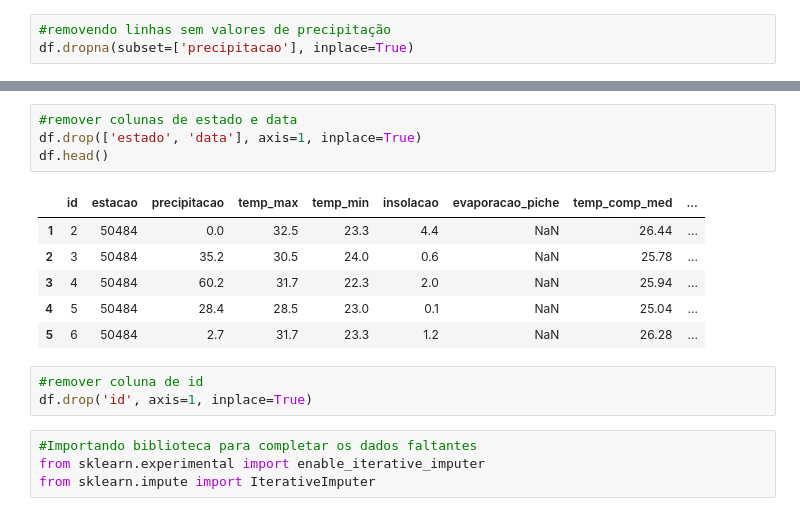
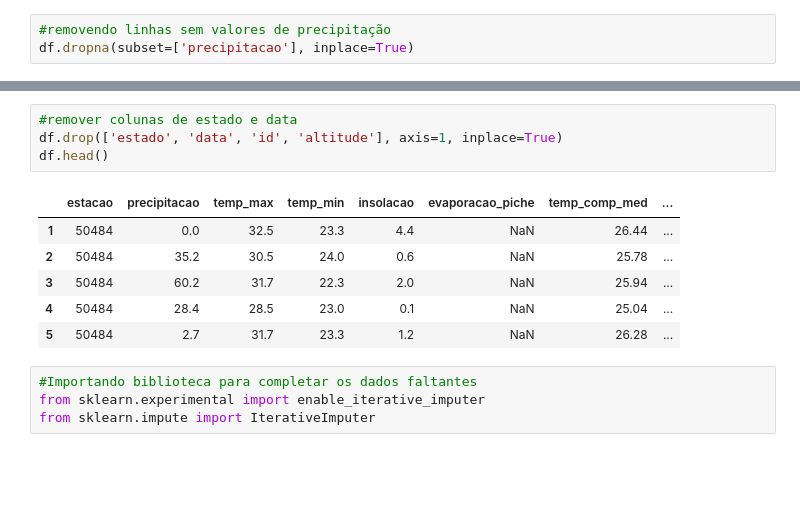
Before and after one commit to dinizvt/visagio-queimadas, a Jupyter notebook: visagio01.ipynb, the cells around one changed output, grey strips where cells are left out. Drawn from its saved outputs; the diff is of its cells as text; blank space fills up the shorter version.

```diff
--- a/visagio01.ipynb
+++ b/visagio01.ipynb
@@ -84,17 +74,14 @@ df['mes'] = df['data'].map(lambda x: int(re.search('/(.+?)/', x).group(1)))
 # %%
 #remover colunas de estado e data
-df.drop(['estado', 'data'], axis=1, inplace=True)
+df.drop(['estado', 'data', 'id', 'altitude'], axis=1, inplace=True)
 df.head()
 # %% [output]
-|  | id | estacao | precipitacao | temp_max | temp_min | insolacao | evaporacao_piche | temp_comp_med | ... |
-| 1 | 2 | 50484 | 0.0 | 32.5 | 23.3 | 4.4 | NaN | 26.44 | ... |
-| 2 | 3 | 50484 | 35.2 | 30.5 | 24.0 | 0.6 | NaN | 25.78 | ... |
-| 3 | 4 | 50484 | 60.2 | 31.7 | 22.3 | 2.0 | NaN | 25.94 | ... |
-| 4 | 5 | 50484 | 28.4 | 28.5 | 23.0 | 0.1 | NaN | 25.04 | ... |
-| 5 | 6 | 50484 | 2.7 | 31.7 | 23.3 | 1.2 | NaN | 26.28 | ... |
+|  | estacao | precipitacao | temp_max | temp_min | insolacao | evaporacao_piche | temp_comp_med | ... |
+| 1 | 50484 | 0.0 | 32.5 | 23.3 | 4.4 | NaN | 26.44 | ... |
+| 2 | 50484 | 35.2 | 30.5 | 24.0 | 0.6 | NaN | 25.78 | ... |
+| 3 | 50484 | 60.2 | 31.7 | 22.3 | 2.0 | NaN | 25.94 | ... |
+| 4 | 50484 | 28.4 | 28.5 | 23.0 | 0.1 | NaN | 25.04 | ... |
+| 5 | 50484 | 2.7 | 31.7 | 23.3 | 1.2 | NaN | 26.28 | ... |
-# %%
-#remover coluna de id
-df.drop('id', axis=1, inplace=True)
 # %%
 #Importando biblioteca para completar os dados faltantes
 from sklearn.experimental import enable_iterative_imputer
```
Also changed, not shown: parts of 27 cells of this notebook.
